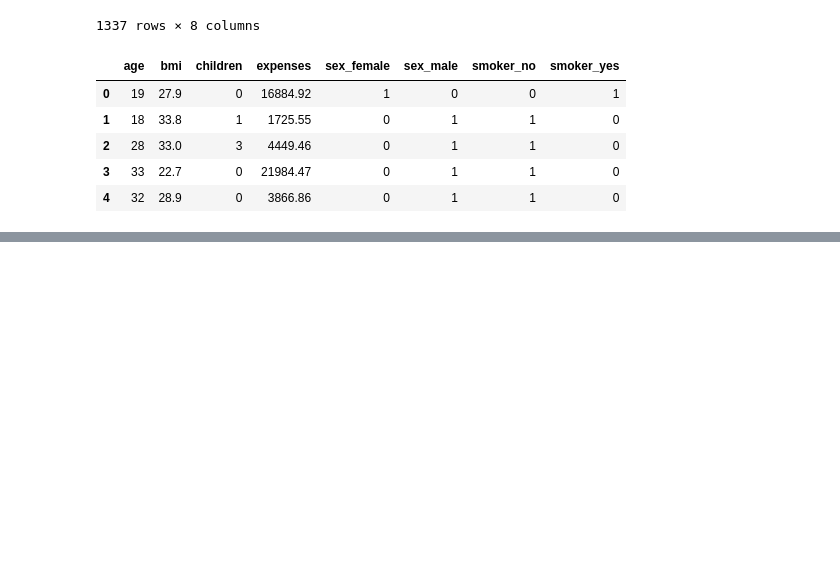
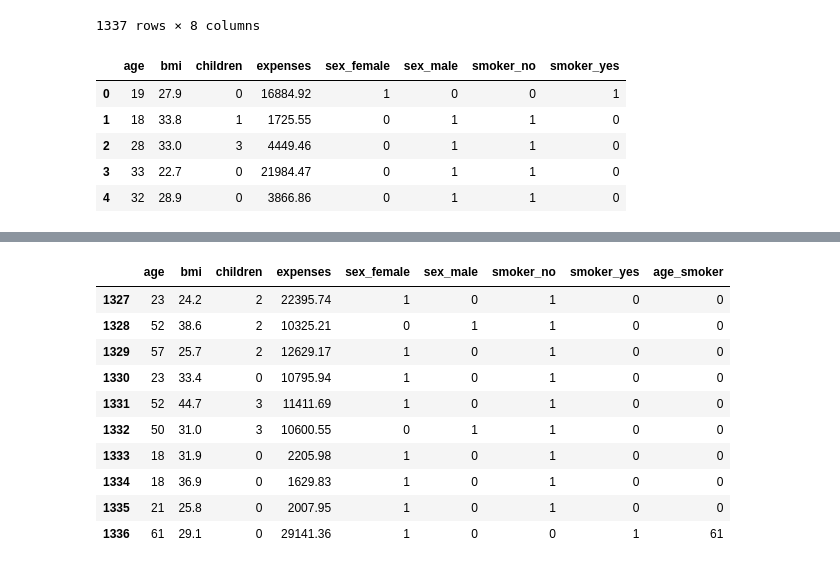
Before and after one commit to MogiliVeerendra/Medical-Cost-Prediction, a Jupyter notebook: notebooks/data_transformation.ipynb, the cells around one changed output, grey strips where cells are left out. Drawn from its saved outputs; the diff is of its cells as text; code cells hidden in the pictures; blank space fills up the shorter version.

```diff
--- a/notebooks/data_transformation.ipynb
+++ b/notebooks/data_transformation.ipynb
@@ -116,0 +131,14 @@ medical.to_excel("../data/interim/transformed_insurance.xlsx")
+# %%
+medical.tail(10)
+# %% [output]
+|  | age | bmi | children | expenses | sex_female | sex_male | smoker_no | smoker_yes | age_smoker |
+| 1327 | 23 | 24.2 | 2 | 22395.74 | 1 | 0 | 1 | 0 | 0 |
+| 1328 | 52 | 38.6 | 2 | 10325.21 | 0 | 1 | 1 | 0 | 0 |
+| 1329 | 57 | 25.7 | 2 | 12629.17 | 1 | 0 | 1 | 0 | 0 |
+| 1330 | 23 | 33.4 | 0 | 10795.94 | 1 | 0 | 1 | 0 | 0 |
+| 1331 | 52 | 44.7 | 3 | 11411.69 | 1 | 0 | 1 | 0 | 0 |
+| 1332 | 50 | 31.0 | 3 | 10600.55 | 0 | 1 | 1 | 0 | 0 |
+| 1333 | 18 | 31.9 | 0 | 2205.98 | 1 | 0 | 1 | 0 | 0 |
+| 1334 | 18 | 36.9 | 0 | 1629.83 | 1 | 0 | 1 | 0 | 0 |
+| 1335 | 21 | 25.8 | 0 | 2007.95 | 1 | 0 | 1 | 0 | 0 |
+| 1336 | 61 | 29.1 | 0 | 29141.36 | 1 | 0 | 0 | 1 | 61 |
```
Also changed, not shown: parts of 4 cells of this notebook, 3 other files.
